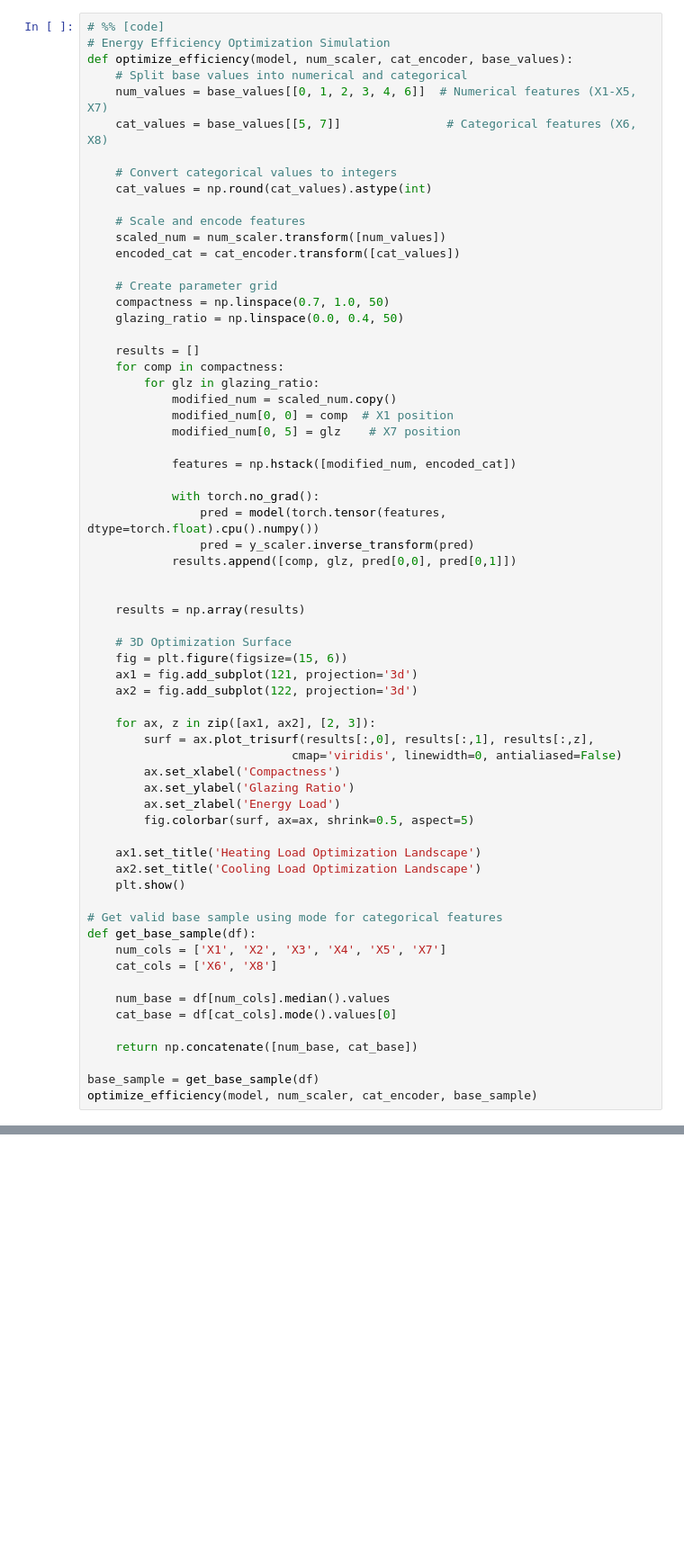
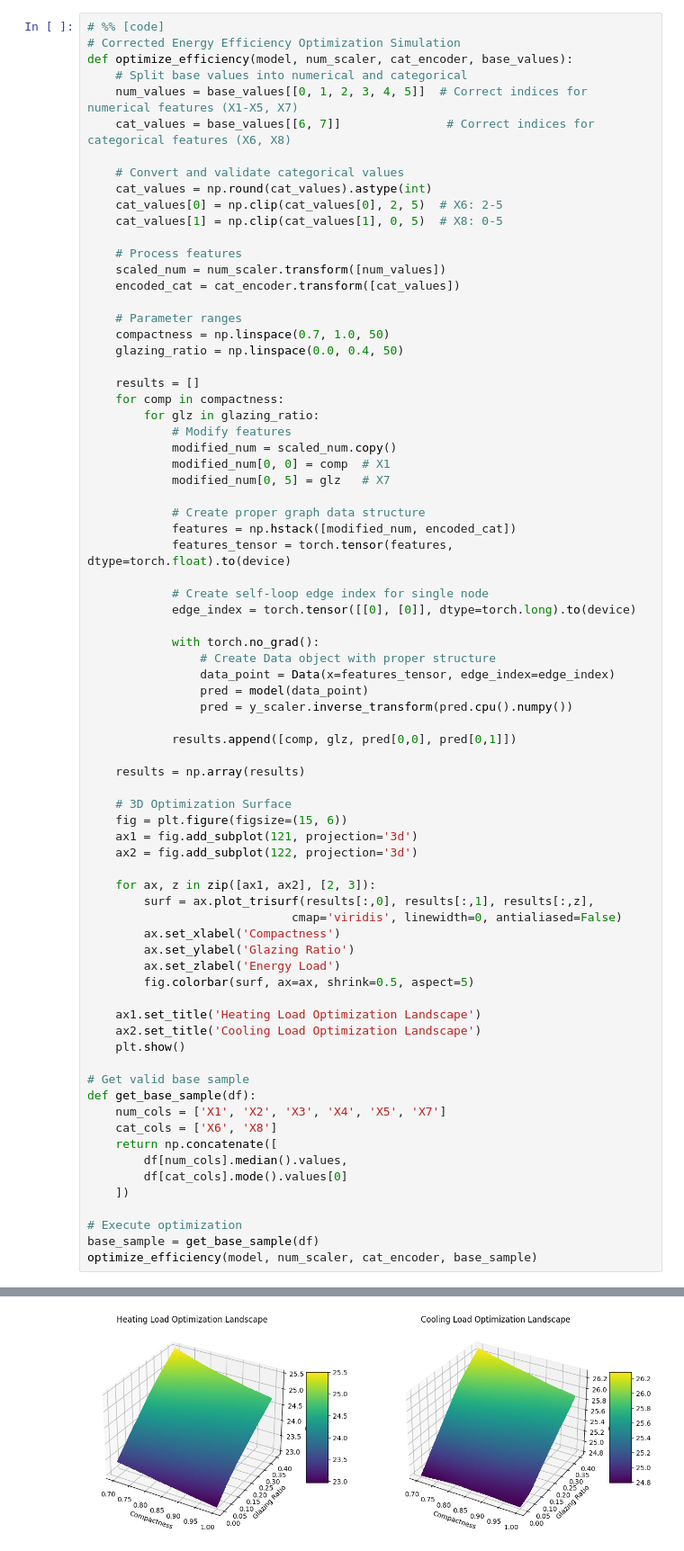
Before and after one commit to Maher1410/ML-Project, a Jupyter notebook: test.ipynb, the cells around one changed output, grey strips where cells are left out. Shown at 90% size. Saved outputs shown, nothing was run; the diff lists cells and outputs as text; blank space fills up the shorter version.

```diff
--- a/test.ipynb
+++ b/test.ipynb
@@ -338,37 +338,47 @@ Warning: Truncating features (12) to match importance scores (16)
 [figure]
 # %%
 # %% [code]
-# Energy Efficiency Optimization Simulation
+# Corrected Energy Efficiency Optimization Simulation
 def optimize_efficiency(model, num_scaler, cat_encoder, base_values):
     # Split base values into numerical and categorical
-    num_values = base_values[[0, 1, 2, 3, 4, 6]]  # Numerical features (X1-X5, X7)
-    cat_values = base_values[[5, 7]]               # Categorical features (X6, X8)
+    num_values = base_values[[0, 1, 2, 3, 4, 5]]  # Correct indices for numerical features (X1-X5, X7)
+    cat_values = base_values[[6, 7]]               # Correct indices for categorical features (X6, X8)
 
-    # Convert categorical values to integers
+    # Convert and validate categorical values
     cat_values = np.round(cat_values).astype(int)
+    cat_values[0] = np.clip(cat_values[0], 2, 5)  # X6: 2-5
+    cat_values[1] = np.clip(cat_values[1], 0, 5)  # X8: 0-5
 
-    # Scale and encode features
+    # Process features
     scaled_num = num_scaler.transform([num_values])
     encoded_cat = cat_encoder.transform([cat_values])
 
-    # Create parameter grid
+    # Parameter ranges
     compactness = np.linspace(0.7, 1.0, 50)
     glazing_ratio = np.linspace(0.0, 0.4, 50)
 
     results = []
     for comp in compactness:
         for glz in glazing_ratio:
+            # Modify features
             modified_num = scaled_num.copy()
-            modified_num[0, 0] = comp  # X1 position
-            modified_num[0, 5] = glz    # X7 position
+            modified_num[0, 0] = comp  # X1
+            modified_num[0, 5] = glz   # X7
 
+            # Create proper graph data structure
             features = np.hstack([modified_num, encoded_cat])
+            features_tensor = torch.tensor(features, dtype=torch.float).to(device)
+
+            # Create self-loop edge index for single node
+            edge_index = torch.tensor([[0], [0]], dtype=torch.long).to(device)
 
             with torch.no_grad():
-                pred = model(torch.tensor(features, dtype=torch.float).cpu().numpy())
-                pred = y_scaler.inverse_transform(pred)
+                # Create Data object with proper structure
+                data_point = Data(x=features_tensor, edge_index=edge_index)
+                pred = model(data_point)
+                pred = y_scaler.inverse_transform(pred.cpu().numpy())
+
             results.append([comp, glz, pred[0,0], pred[0,1]])
-
 
     results = np.array(results)
 
@@ -389,16 +399,16 @@ def optimize_efficiency(model, num_scaler, cat_encoder, base_values):
     ax2.set_title('Cooling Load Optimization Landscape')
     plt.show()
 
-# Get valid base sample using mode for categorical features
+# Get valid base sample
 def get_base_sample(df):
     num_cols = ['X1', 'X2', 'X3', 'X4', 'X5', 'X7']
     cat_cols = ['X6', 'X8']
+    return np.concatenate([
+        df[num_cols].median().values,
+        df[cat_cols].mode().values[0]
+    ])
 
-    num_base = df[num_cols].median().values
-    cat_base = df[cat_cols].mode().values[0]
-
-    return np.concatenate([num_base, cat_base])
-
+# Execute optimization
 base_sample = get_base_sample(df)
 optimize_efficiency(model, num_scaler, cat_encoder, base_sample)
 # %% [output]
@@ -405,0 +415 @@ ValueError: Found unknown categories [0] in column 0 during transform
+[figure, added]
```
Also changed, not shown: parts of 1 cell of this notebook.
